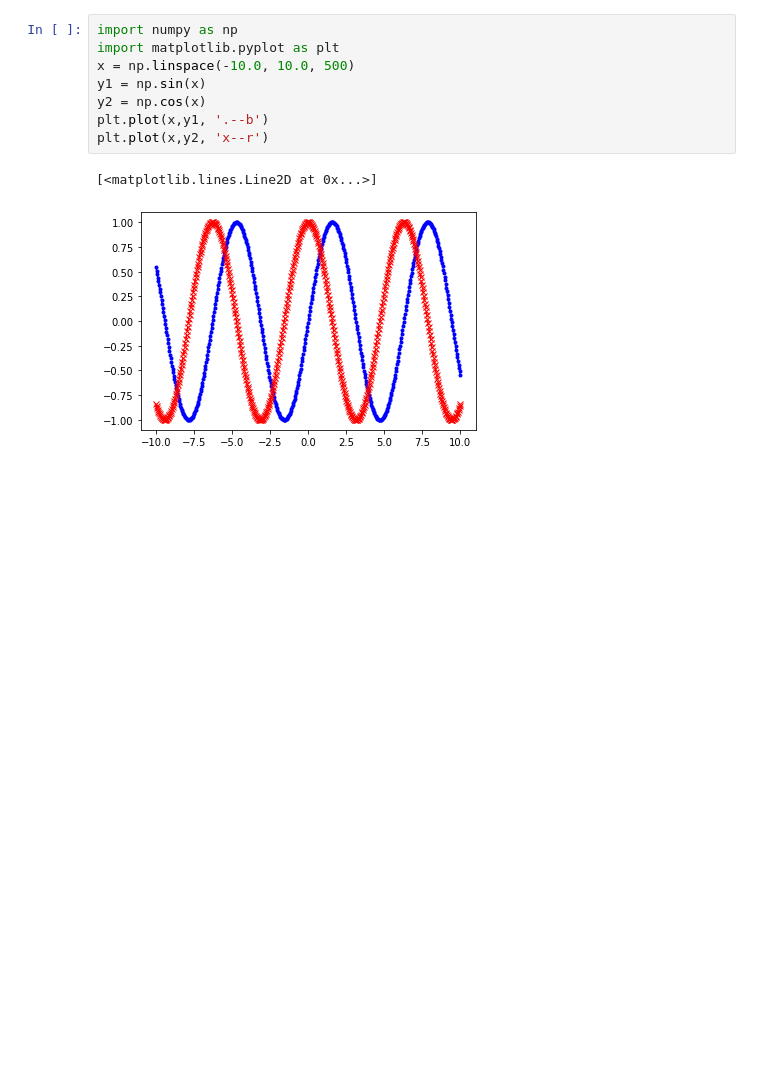
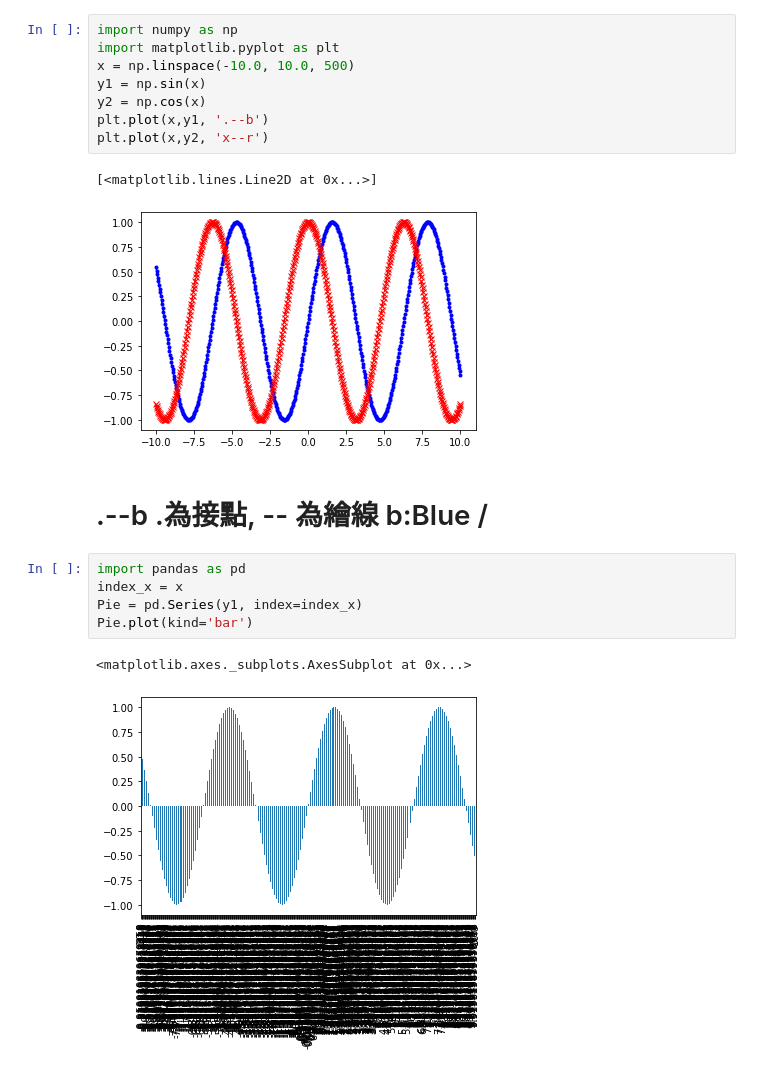
Before and after one commit to clarkyehpccu/pythonForBusiness, a Jupyter notebook: 「class01_plot_sin_cos_ipynb」.ipynb, the cells around one changed output. Cells and saved outputs as stored; diff of their text form; blank space fills up the shorter version.

```diff
--- a/「class01_plot_sin_cos_ipynb」.ipynb
+++ b/「class01_plot_sin_cos_ipynb」.ipynb
@@ -11,3 +11,13 @@ plt.plot(x,y2, 'x--r')
 # %% [output]
 [<matplotlib.lines.Line2D at 0x...>]
 [figure]
+# %% [markdown]
+# .--b   .為接點, -- 為繪線   b:Blue   /
+# %%
+import pandas as pd
+index_x = x
+Pie = pd.Series(y1, index=index_x)
+Pie.plot(kind='bar')
+# %% [output]
+<matplotlib.axes._subplots.AxesSubplot at 0x...>
+[figure, added]
```
